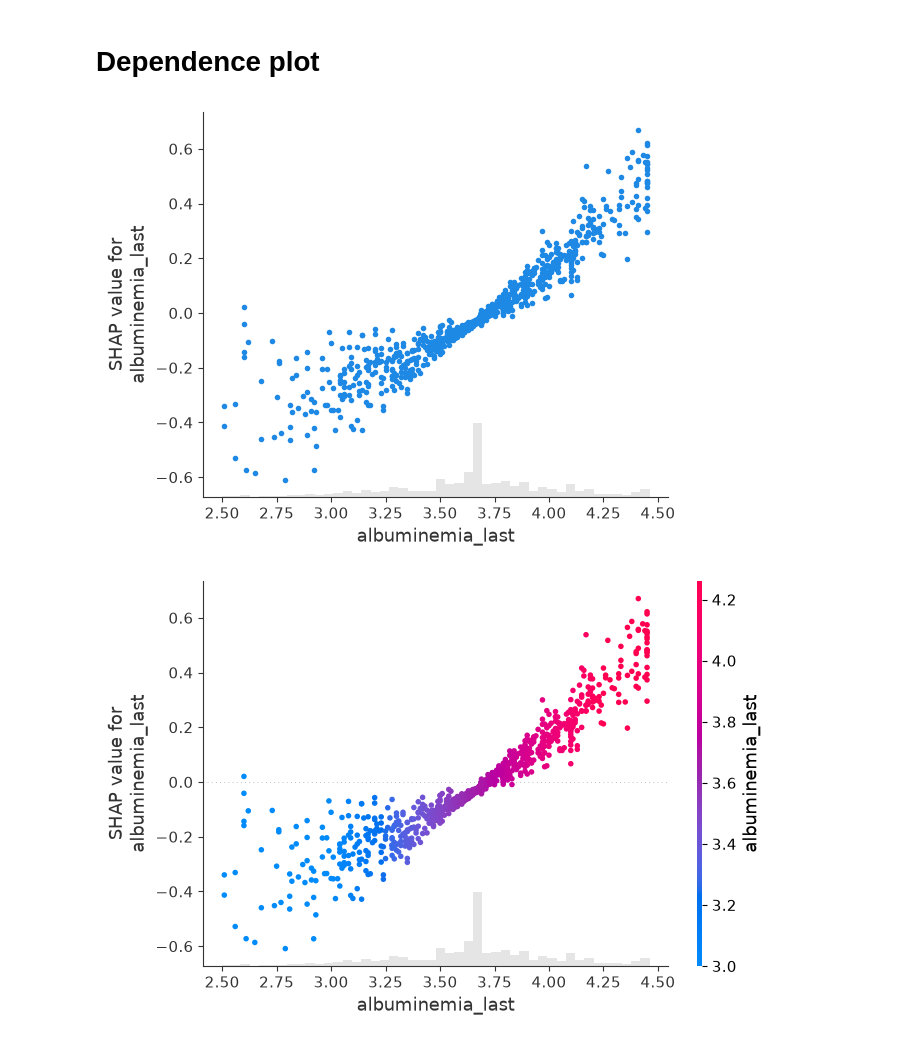
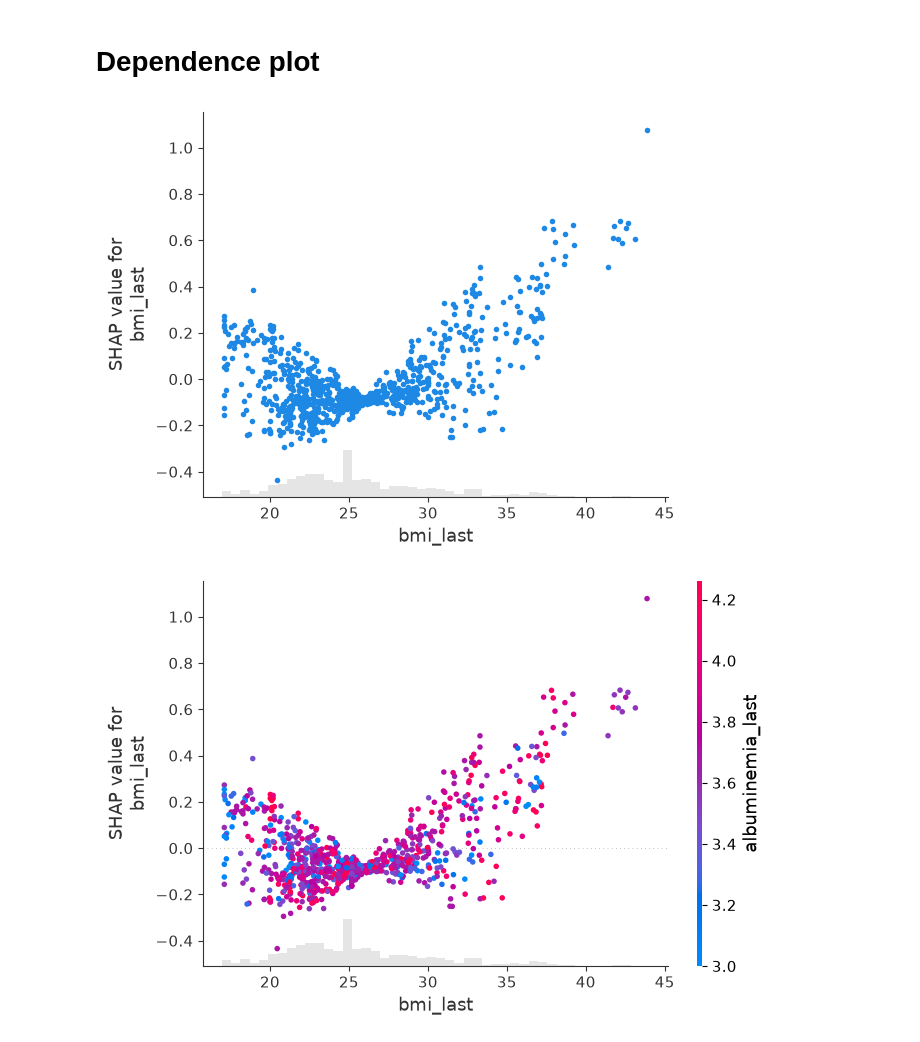
Before and after one commit to Vincenzo0404/DialysisML, a Jupyter notebook: notebooks/shap.ipynb, the cells around one changed output. Cells and saved outputs as stored; diff of their text form; code cells hidden in the pictures.

```diff
--- a/notebooks/shap.ipynb
+++ b/notebooks/shap.ipynb
@@ -11,7 +12,7 @@ import numpy as np
 run_id = "47cc020de85b4c5a8e262001fa148e3b"
 
 
-expl = get_shap_values(run_id)
+expl = get_shap_values(run_id,)
 max_display = 20
 # %% [output]
 model: Normalized
@@ -47,12 +48,12 @@ shap.plots.beeswarm(expl, max_display=max_display)
 # %% [markdown]
 # Dependence plot
 # %%
-x = "albuminemia_last"
+x = "bmi_last"
 color_col = "albuminemia_last"
-shap.plots.scatter(expl[:,"albuminemia_last"])
-shap.plots.scatter(expl[:,"albuminemia_last"], color=expl[:,color_col])
+shap.plots.scatter(expl[:,x])
+shap.plots.scatter(expl[:,x], color=expl[:,color_col])
 
 #maggior parte dei valori (in unità g/dL) sono concentrati nella mediana (3.6) ed il loro valore shap è pari a zero
 # %% [output]
-[figure, old version]
+[figure, new version]
-[figure, old version]
+[figure, new version]
```
Also changed, not shown: parts of 4 cells of this notebook, 24 other files.
